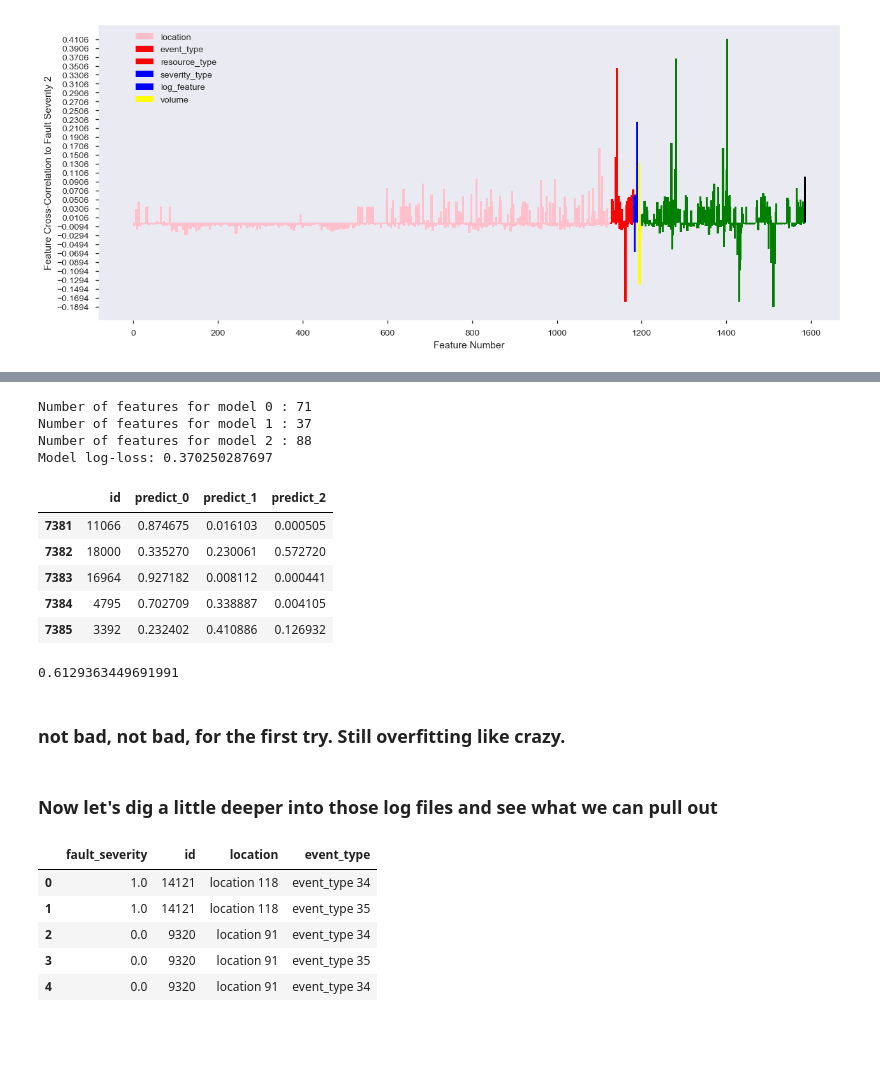
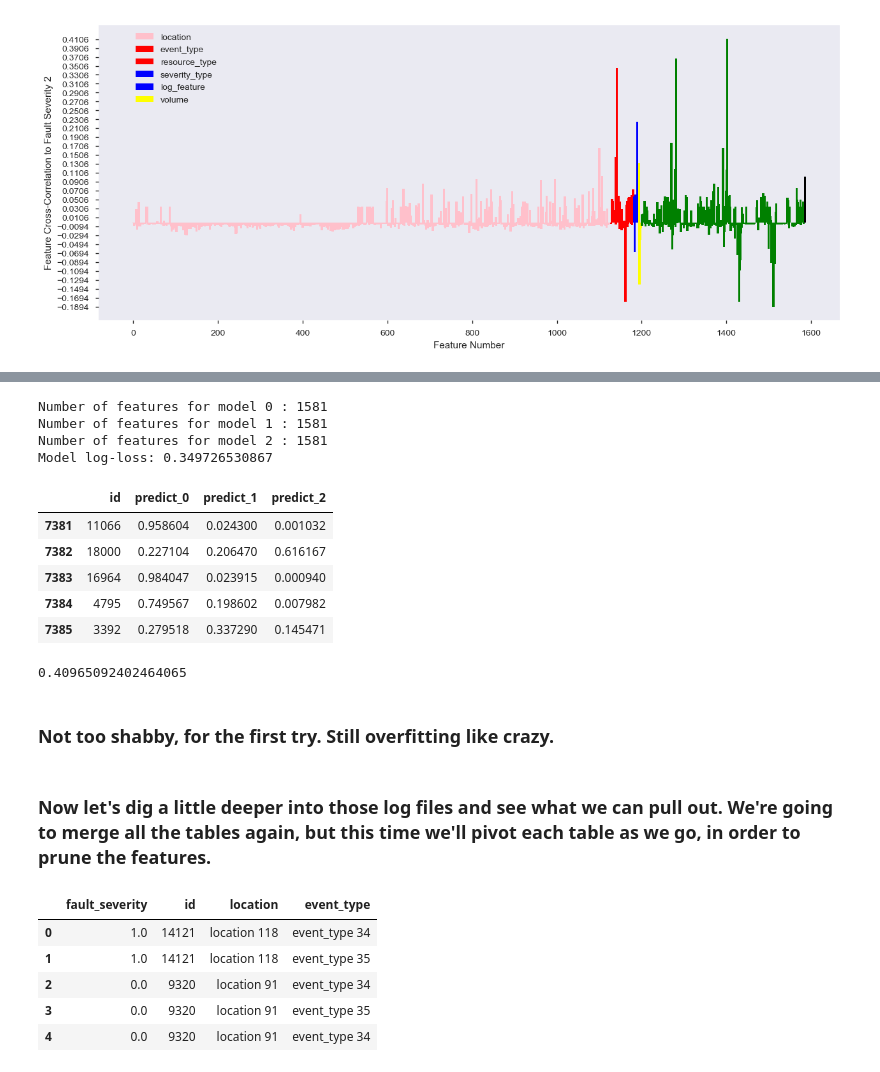
Before and after one commit to noguano/dsi_capstone, a Jupyter notebook: DSI US -5 ATX Capstone.ipynb, the cells around one changed output, grey strips where cells are left out. Drawn from its saved outputs; the diff is of its cells as text; code cells hidden in the pictures; blank space fills up the shorter version.

Commit message:
moar-feature-eng-model-tuning

```diff
--- a/DSI US -5 ATX Capstone.ipynb
+++ b/DSI US -5 ATX Capstone.ipynb
@@ -302,7 +302,7 @@ for idx_corr in range(3):
 [figure]
 # %%
 # Choose a cross correlation threshold that will give us good signal without a lot of overfitting
-cct = 0.05
+cct = 0.00
 # %%
 # Finally! let's hit that XGB classifier syrup, with the buttery grid search, cross validated goodness.
 # We'll also need to run it for each target variable
@@ -310,14 +310,14 @@ for idx in range (3):
     X = features_norm[:num_train_data].drop(['id'],axis=1).as_matrix()
     X = X[:,np.transpose(np.nonzero(np.absolute(cross_corr.iloc[:,idx])>cct))][:,:,0]
     xgbc = xgb.XGBClassifier()
-    clf1 = GridSearchCV(xgbc, {'max_depth': [4, 5,],
-                            'n_estimators': [100, 200],
-                            'learning_rate': [0.1, 0.01],
+    clf1 = GridSearchCV(xgbc, {'max_depth': [5, 6, 7],
+                            'n_estimators': [100, 200, 300],
+                            'learning_rate': [0.05, 0.1, 0.15],
                             'subsample': [1],
                              },
                              verbose=1, n_jobs=3, cv=3, scoring='log_loss')
     clf1.fit(X, y[:,idx])
     print('best est', clf1.best_estimator_)
     print('best parms', clf1.best_params_)
-    joblib.dump(clf1, '../dsi_capstone/clf1xgb'+str(idx)+'.pkl')   # pickel it if I need to flask it later, and predict
+    joblib.dump(clf1, '../dsi_capstone/clf1xgb'+str(idx)+'.pkl')   # pickle it if I need to flask it later, and predict
 # %% [output]
@@ -348,45 +351,45 @@ best parms {'learning_rate': 0.1, 'max_depth': 4, 'n_estimators': 200, 'subsampl
 # %%
 # Make predictions and score each target, then append to submission format
 
 y_pred = []
 log_loss = []
 for idx in range(3):
     clf1 = joblib.load('../dsi_capstone/clf1xgb'+str(idx)+'.pkl')
     X_t = features_norm[num_train_data:].drop(['id'],axis=1).as_matrix()
     X_t = X_t[:,np.transpose(np.nonzero(np.absolute(cross_corr.iloc[:,idx])>cct))][:,:,0]
     y_pred.append(clf1.predict_proba(X_t))
     log_loss.append(-clf1.best_score_)
     print('Number of features for model ' + str(idx) + ' : ' + str(X_t.shape[1]))
 
 print('Model log-loss: ' + str(np.mean(log_loss)))
 
 
 prediction = pd.DataFrame({'id': features[num_train_data:].id,
                            'predict_0': y_pred[0][:,1],
                            'predict_1': y_pred[1][:,1],
                            'predict_2': y_pred[2][:,1]})
 
-prediction.to_csv('../dsi_capstone/Telstra_clfxgb.csv',index=False)
+prediction.to_csv('../dsi_capstone/Telstra_clfxgb0a.csv',index=False)
 prediction.head()
 # %% [output]
-Number of features for model 0 : 71
-Number of features for model 1 : 37
-Number of features for model 2 : 88
-Model log-loss: 0.370250287697
+Number of features for model 0 : 1581
+Number of features for model 1 : 1581
+Number of features for model 2 : 1581
+Model log-loss: 0.349726530867
 |  | id | predict_0 | predict_1 | predict_2 |
-| 7381 | 11066 | 0.874675 | 0.016103 | 0.000505 |
-| 7382 | 18000 | 0.335270 | 0.230061 | 0.572720 |
-| 7383 | 16964 | 0.927182 | 0.008112 | 0.000441 |
-| 7384 | 4795 | 0.702709 | 0.338887 | 0.004105 |
-| 7385 | 3392 | 0.232402 | 0.410886 | 0.126932 |
+| 7381 | 11066 | 0.958604 | 0.024300 | 0.001032 |
+| 7382 | 18000 | 0.227104 | 0.206470 | 0.616167 |
+| 7383 | 16964 | 0.984047 | 0.023915 | 0.000940 |
+| 7384 | 4795 | 0.749567 | 0.198602 | 0.007982 |
+| 7385 | 3392 | 0.279518 | 0.337290 | 0.145471 |
-# %%
-597/974
-# %% [output]
-0.6129363449691991
+# %%
+1 - 575/974
+# %% [output]
+0.40965092402464065
 # %% [markdown]
-### not bad, not bad, for the first try. Still overfitting like crazy.
+### Not too shabby, for the first try. Still overfitting like crazy.
 # %% [markdown]
-### Now let's dig a little deeper into those log files and see what we can pull out
+### Now let's dig a little deeper into those log files and see what we can pull out. We're going to merge all the tables again, but this time we'll pivot each table as we go, in order to prune the features.
 # %%
 # merge the event_type, key on id
 event_type = pd.merge(df, event_type, on='id')
```
Also changed, not shown: parts of 1 cell of this notebook.
